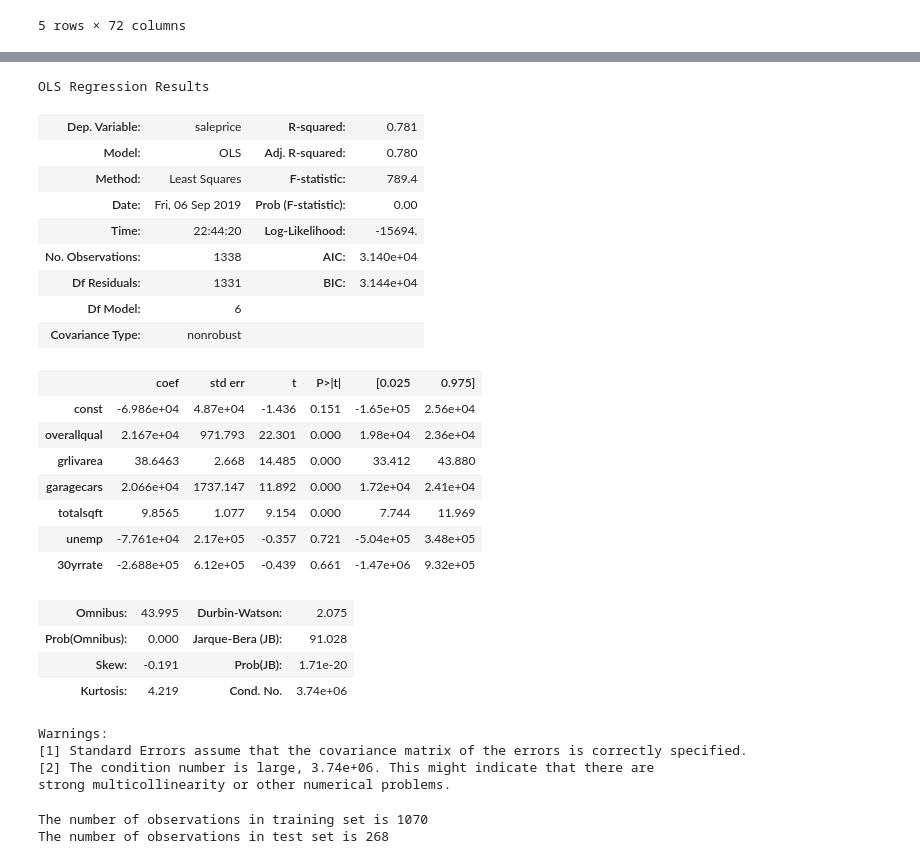
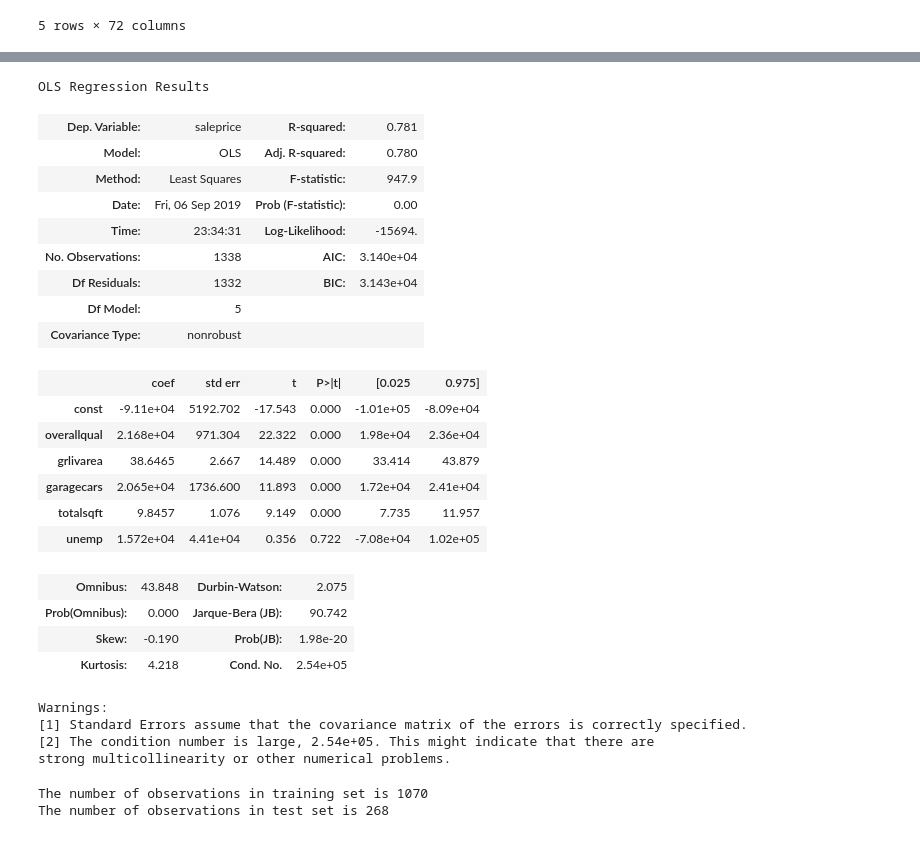
Before and after one commit to TheONEShafiq/Thinkful_Exercises, a Jupyter notebook: Regression_challenge.ipynb, the cells around one changed output, grey strips where cells are left out. Cells and saved outputs as stored; diff of their text form; code cells hidden in the pictures.

```diff
--- a/Regression_challenge.ipynb
+++ b/Regression_challenge.ipynb
@@ -577,45 +600,44 @@ strong multicollinearity or other numerical problems.
 # %%
 #Forth model will use selected features + unemp
 
 # Y is the target variable
 Y = prices['saleprice']
 
 # X is the feature set which includes overallqual, grlivarea, garagecars, totalsqft & mszoning
-X = prices[['overallqual','grlivarea', 'garagecars', 'totalsqft', 'unemp', '30yrrate']]
+X = prices[['overallqual','grlivarea', 'garagecars', 'totalsqft', 'unemp']]
 
 
 # We need to manually add a constant in statsmodels' sm
 X = sm.add_constant(X)
 
 results = sm.OLS(Y, X).fit()
 
 results.summary()
 # %% [output]
 OLS Regression Results
 | Dep. Variable: | saleprice | R-squared: | 0.781 |
 | Model: | OLS | Adj. R-squared: | 0.780 |
-| Method: | Least Squares | F-statistic: | 789.4 |
+| Method: | Least Squares | F-statistic: | 947.9 |
 | Date: | Fri, 06 Sep 2019 | Prob (F-statistic): | 0.00 |
-| Time: | 22:44:20 | Log-Likelihood: | -15694. |
+| Time: | 23:34:31 | Log-Likelihood: | -15694. |
 | No. Observations: | 1338 | AIC: | 3.140e+04 |
-| Df Residuals: | 1331 | BIC: | 3.144e+04 |
-| Df Model: | 6 |  |  |
+| Df Residuals: | 1332 | BIC: | 3.143e+04 |
+| Df Model: | 5 |  |  |
 | Covariance Type: | nonrobust |  |  |
 |  | coef | std err | t | P>|t| | [0.025 | 0.975] |
-| const | -6.986e+04 | 4.87e+04 | -1.436 | 0.151 | -1.65e+05 | 2.56e+04 |
-| overallqual | 2.167e+04 | 971.793 | 22.301 | 0.000 | 1.98e+04 | 2.36e+04 |
-| grlivarea | 38.6463 | 2.668 | 14.485 | 0.000 | 33.412 | 43.880 |
-| garagecars | 2.066e+04 | 1737.147 | 11.892 | 0.000 | 1.72e+04 | 2.41e+04 |
-| totalsqft | 9.8565 | 1.077 | 9.154 | 0.000 | 7.744 | 11.969 |
-| unemp | -7.761e+04 | 2.17e+05 | -0.357 | 0.721 | -5.04e+05 | 3.48e+05 |
-| 30yrrate | -2.688e+05 | 6.12e+05 | -0.439 | 0.661 | -1.47e+06 | 9.32e+05 |
+| const | -9.11e+04 | 5192.702 | -17.543 | 0.000 | -1.01e+05 | -8.09e+04 |
+| overallqual | 2.168e+04 | 971.304 | 22.322 | 0.000 | 1.98e+04 | 2.36e+04 |
+| grlivarea | 38.6465 | 2.667 | 14.489 | 0.000 | 33.414 | 43.879 |
+| garagecars | 2.065e+04 | 1736.600 | 11.893 | 0.000 | 1.72e+04 | 2.41e+04 |
+| totalsqft | 9.8457 | 1.076 | 9.149 | 0.000 | 7.735 | 11.957 |
+| unemp | 1.572e+04 | 4.41e+04 | 0.356 | 0.722 | -7.08e+04 | 1.02e+05 |
-| Omnibus: | 43.995 | Durbin-Watson: | 2.075 |
-| Prob(Omnibus): | 0.000 | Jarque-Bera (JB): | 91.028 |
-| Skew: | -0.191 | Prob(JB): | 1.71e-20 |
-| Kurtosis: | 4.219 | Cond. No. | 3.74e+06 |
+| Omnibus: | 43.848 | Durbin-Watson: | 2.075 |
+| Prob(Omnibus): | 0.000 | Jarque-Bera (JB): | 90.742 |
+| Skew: | -0.190 | Prob(JB): | 1.98e-20 |
+| Kurtosis: | 4.218 | Cond. No. | 2.54e+05 |
 Warnings:
 [1] Standard Errors assume that the covariance matrix of the errors is correctly specified.
-[2] The condition number is large, 3.74e+06. This might indicate that there are
+[2] The condition number is large, 2.54e+05. This might indicate that there are
 strong multicollinearity or other numerical problems.
 # %%
 #Split the data into training and test data
```
Also changed, not shown: parts of 18 cells of this notebook.
